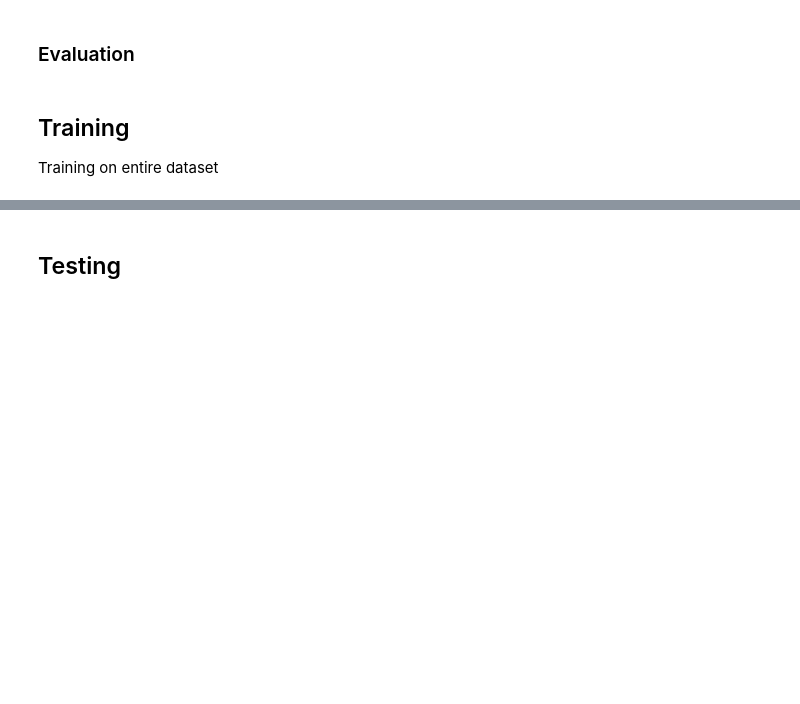
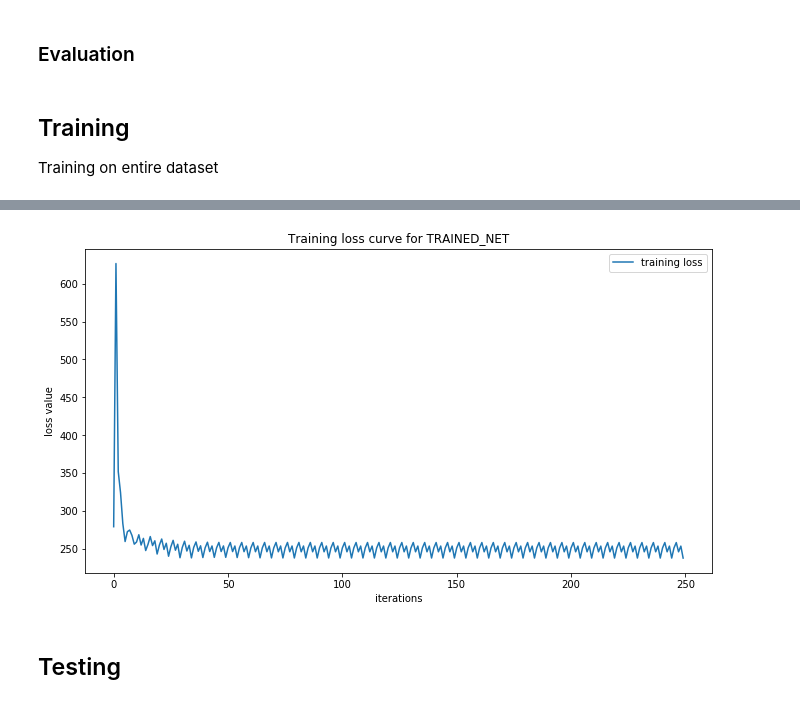
Before and after one commit to jazzalin/spacecraft-pose-estimation, a Jupyter notebook: model/model.ipynb, the cells around one changed output, grey strips where cells are left out. Cells and saved outputs as stored; diff of their text form; code cells hidden in the pictures; blank space fills up the shorter version.

```diff
--- a/model/model.ipynb
+++ b/model/model.ipynb
@@ -300,6 +302,7 @@ class URSONet(nn.Module):
 ### Training
 # %%
 OVERFIT=False
+TRAINING=True
 if OVERFIT:
     overfit_net = URSONet()
     if USE_GPU:
@@ -319,28 +322,32 @@ def translation_loss(t, t_pred):
 # %%
 def attitude_loss(att, att_pred):
-    return torch.sum(torch.cdist(att, att_pred/torch.norm(att_pred), p=2))
+    # return torch.mean(torch.cdist(att, att_pred/torch.norm(att_pred), p=2))
+    return torch.sum(torch.cdist(att, att_pred, p=2))
 # %%
 def train(train_loader, net, optimizer, loss_graph):
+    epoch_loss = 0
     for i, data in enumerate(train_loader):
         inputs, target = data
         if USE_GPU:
             inputs = inputs.cuda()
             target = target.cuda()
-        att_gt = target[0][:4].float()
-        t_gt = target[0][4:7].float()
+        att_gt = target[:, :4].float()
+        t_gt = target[:, 4:7].float()
 
         optimizer.zero_grad()
         t, att = net(inputs)
 
-        L_t = translation_loss(t[None], t_gt[None])
-        L_att = attitude_loss(att[None], att_gt[None])
-        total_loss = L_t.view(1)[0] + L_att.view(1)[0] + 1.2*(torch.abs(1 - torch.norm(att)))
+        L_t = translation_loss(t_gt, t)
+        L_att = attitude_loss(att_gt, att)
+        total_loss = L_t + L_att + 1.2*(torch.abs(1 - torch.norm(att)))
         loss_graph.append(total_loss.item())
 
         # loss_graph.append(total_loss.item())
         total_loss.backward()
         optimizer.step()
-    return total_loss
+
+        epoch_loss += total_loss.item()
+    return epoch_loss / len(train_loader)
 # %%
 EPOQUE = 120
 
@@ -396,30 +406,32 @@ def get_optimizer(net):
     return optimizer
 # %%
 %%time
-EPOCH = 20
-trained_net = URSONet()
-if USE_GPU:
-    trained_net = trained_net.cuda()
-optimizer = get_optimizer(trained_net)
-# switch to train mode
-trained_net.train()
+if TRAINING:
+    EPOCH = 50
+    trained_net = URSONet()
+    if USE_GPU:
+        trained_net = trained_net.cuda()
+    optimizer = get_optimizer(trained_net)
+    # switch to train mode
+    trained_net.train()
 
-print("Starting Training...")
+    print("Starting Training...")
 
-loss_graph = []
+    loss_graph = []
 
-fig = plt.figure(figsize=(12,6))
-plt.subplots_adjust(bottom=0.2,right=0.85,top=0.95)
-ax = fig.add_subplot(1,1,1)
+    fig = plt.figure(figsize=(12,6))
+    plt.subplots_adjust(bottom=0.2,right=0.85,top=0.95)
+    ax = fig.add_subplot(1,1,1)
 
 
-for e in range(EPOCH):
-    loss = train(train_loader, trained_net, optimizer, loss_graph)
-    ax.clear()
-    ax.set_xlabel('iterations')
-    ax.set_ylabel('loss value')
-    ax.set_title('Training loss curve for TRAINED_NET')
-    ax.plot(loss_graph, label='training loss')
-    ax.legend(loc='upper right')
-    fig.canvas.draw()
-    print("Epoch: {} Loss: {}".format(e, loss))
+    for e in range(EPOCH):
+        loss = train(train_loader, trained_net, optimizer, loss_graph)
+        ax.clear()
+        ax.set_xlabel('iterations')
+        ax.set_ylabel('loss value')
+        ax.set_title('Training loss curve for TRAINED_NET')
+        ax.plot(loss_graph, label='training loss')
+        ax.legend(loc='upper right')
+        fig.canvas.draw()
+        print("Epoch: {} Loss: {}".format(e, loss))
+# %% [output]
@@ -426,3 +455,4 @@ for e in range(EPOCH):
+[figure, added]
 # %% [markdown]
 ## Testing
 # %%
```
Also changed, not shown: parts of 13 cells of this notebook.
